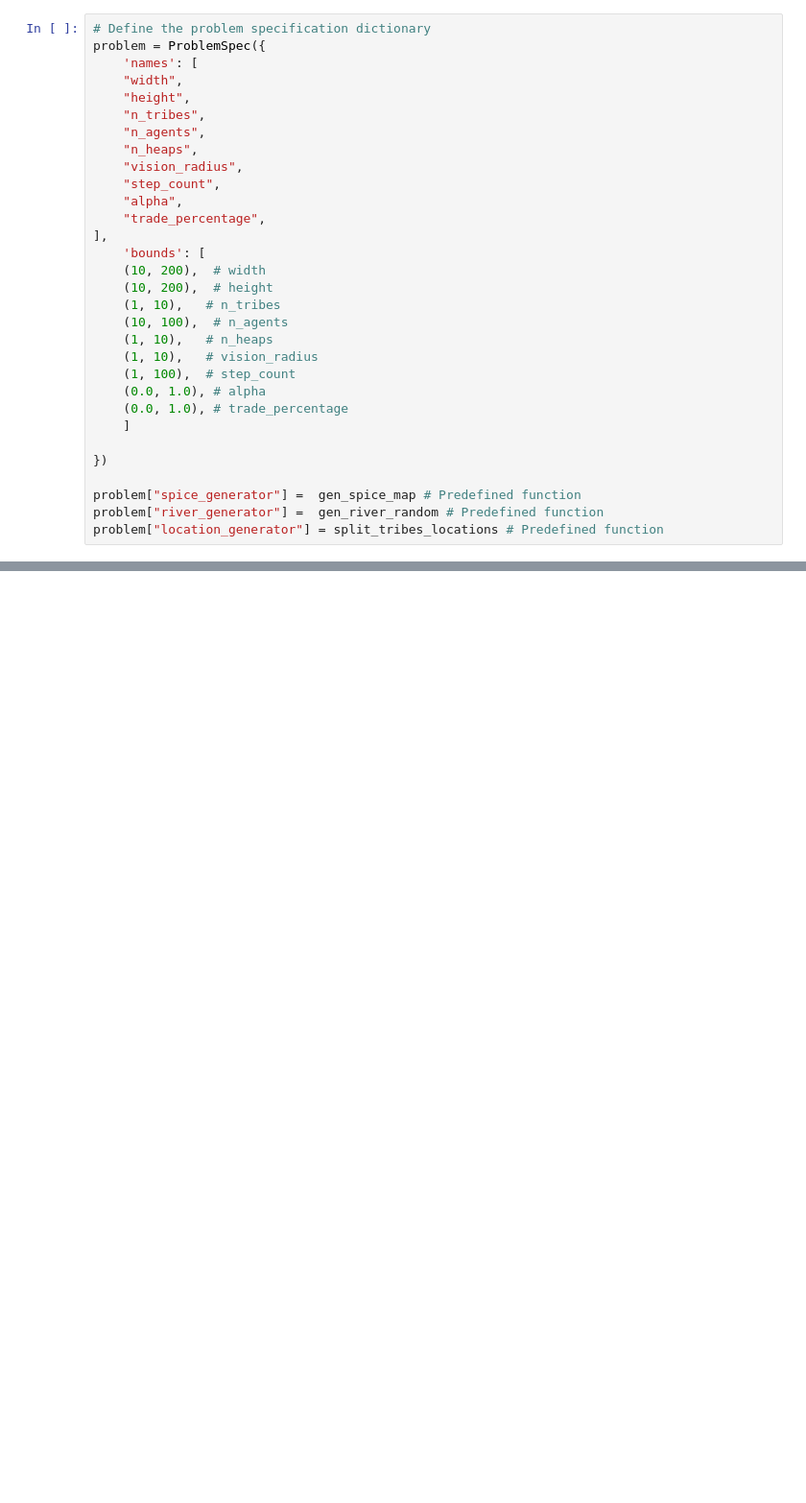
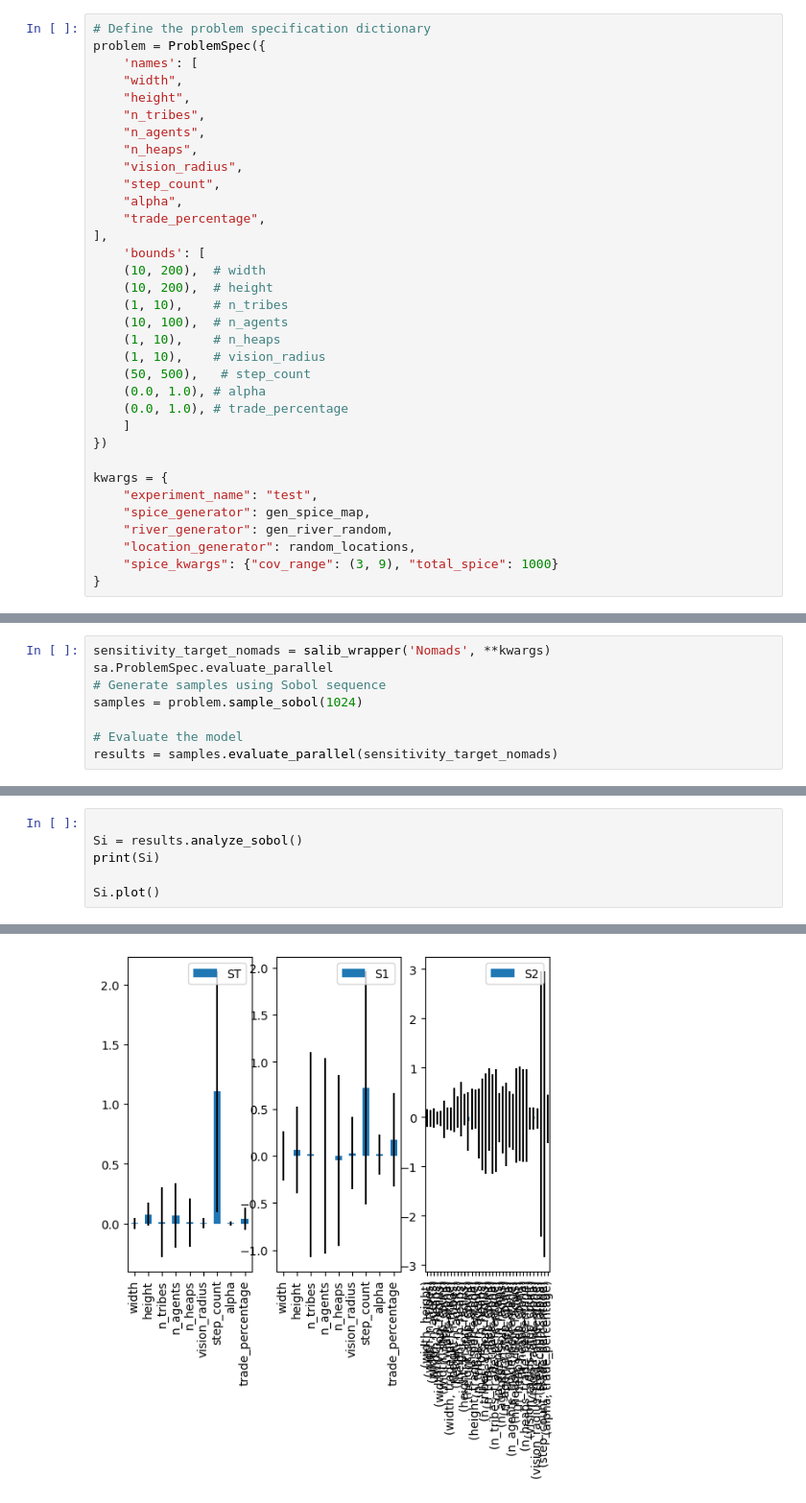
Before and after one commit to AmirSahrani/ABM, a Jupyter notebook: notebooks/sensitivity_analysis.ipynb, the cells around one changed output, grey strips where cells are left out. Shown at 96% size. Cells and saved outputs as stored; diff of their text form; blank space fills up the shorter version.

Commit message:
sensitivity analysis

```diff
--- a/notebooks/sensitivity_analysis.ipynb
+++ b/notebooks/sensitivity_analysis.ipynb
@@ -33,17 +46,20 @@ problem = ProblemSpec({
     'bounds': [
     (10, 200),  # width
     (10, 200),  # height
-    (1, 10),   # n_tribes
+    (1, 10),    # n_tribes
     (10, 100),  # n_agents
-    (1, 10),   # n_heaps
-    (1, 10),   # vision_radius
-    (1, 100),  # step_count
+    (1, 10),    # n_heaps
+    (1, 10),    # vision_radius
+    (50, 500),   # step_count
     (0.0, 1.0), # alpha
     (0.0, 1.0), # trade_percentage
     ]
-
 })
 
-problem["spice_generator"] =  gen_spice_map # Predefined function
-problem["river_generator"] =  gen_river_random # Predefined function
-problem["location_generator"] = split_tribes_locations # Predefined function
+kwargs = {
+    "experiment_name": "test",
+    "spice_generator": gen_spice_map,
+    "river_generator": gen_river_random,
+    "location_generator": random_locations,
+    "spice_kwargs": {"cov_range": (3, 9), "total_spice": 1000}
+}
@@ -58,0 +66,8 @@ TypeError: salib_wrapper.<locals>.out_fun() missing 1 required positional argume
+# %%
+sensitivity_target_nomads = salib_wrapper('Nomads', **kwargs)
+sa.ProblemSpec.evaluate_parallel
+# Generate samples using Sobol sequence
+samples = problem.sample_sobol(1024)
+
+# Evaluate the model
+results = samples.evaluate_parallel(sensitivity_target_nomads)
@@ -58,0 +110,7 @@ TypeError: salib_wrapper.<locals>.out_fun() missing 1 required positional argume
+# %%
+
+Si = results.analyze_sobol()
+print(Si)
+
+Si.plot()
+# %% [output]
@@ -58,0 +135 @@ TypeError: salib_wrapper.<locals>.out_fun() missing 1 required positional argume
+[figure, added]
```
Also changed, not shown: parts of 5 cells of this notebook, 1 other file.
